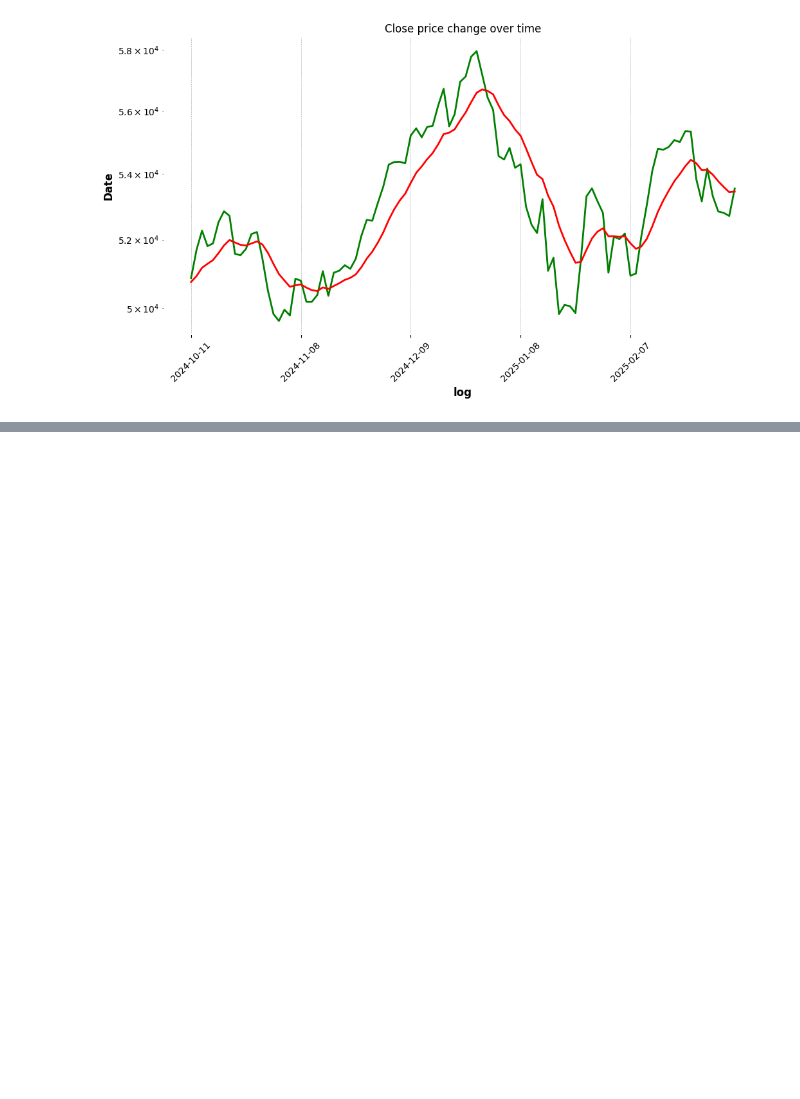
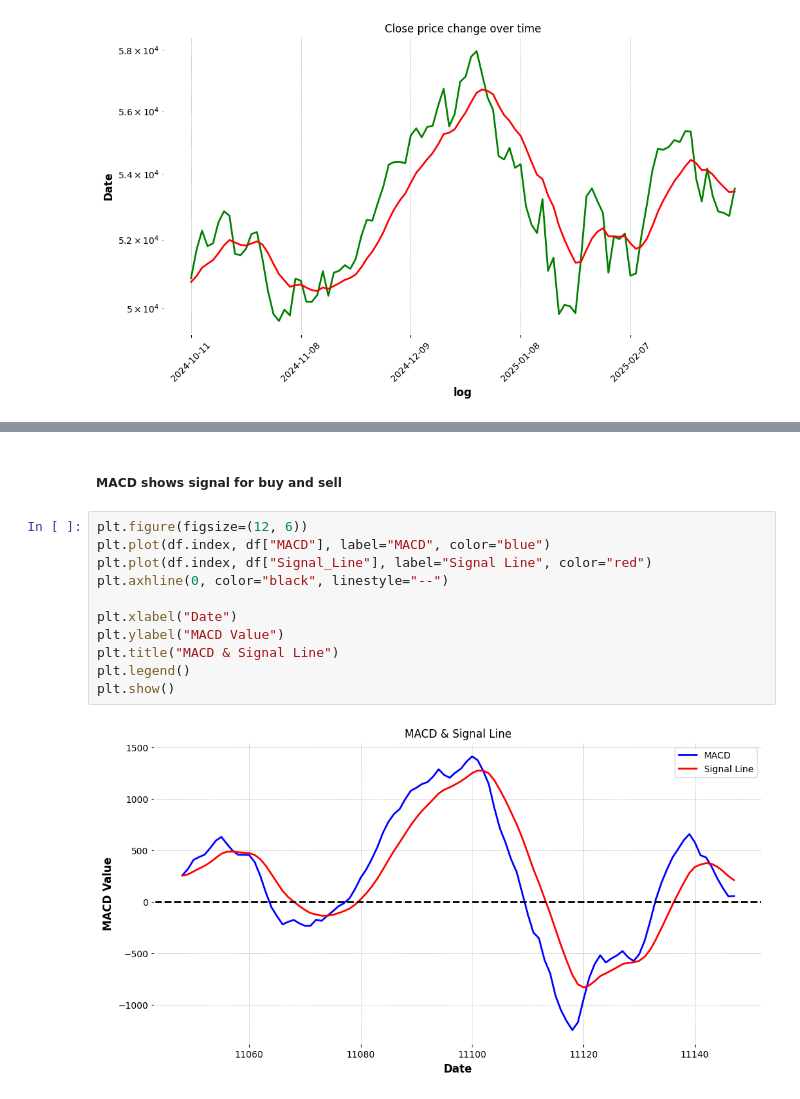
Before and after one commit to SmdZubair0/Stock-Price-Prediction, a Jupyter notebook: Visualization.ipynb, the cells around one changed output, grey strips where cells are left out. Saved outputs shown, nothing was run; the diff lists cells and outputs as text; blank space fills up the shorter version.

```diff
--- a/Visualization.ipynb
+++ b/Visualization.ipynb
@@ -81,0 +124,15 @@ plt.show()
+# %% [markdown]
+##### **MACD** shows signal for buy and sell
+# %%
+plt.figure(figsize=(12, 6))
+plt.plot(df.index, df["MACD"], label="MACD", color="blue")
+plt.plot(df.index, df["Signal_Line"], label="Signal Line", color="red")
+plt.axhline(0, color="black", linestyle="--")
+
+plt.xlabel("Date")
+plt.ylabel("MACD Value")
+plt.title("MACD & Signal Line")
+plt.legend()
+plt.show()
+# %% [output]
+[figure, added]
```
Also changed, not shown: parts of 24 cells of this notebook.
